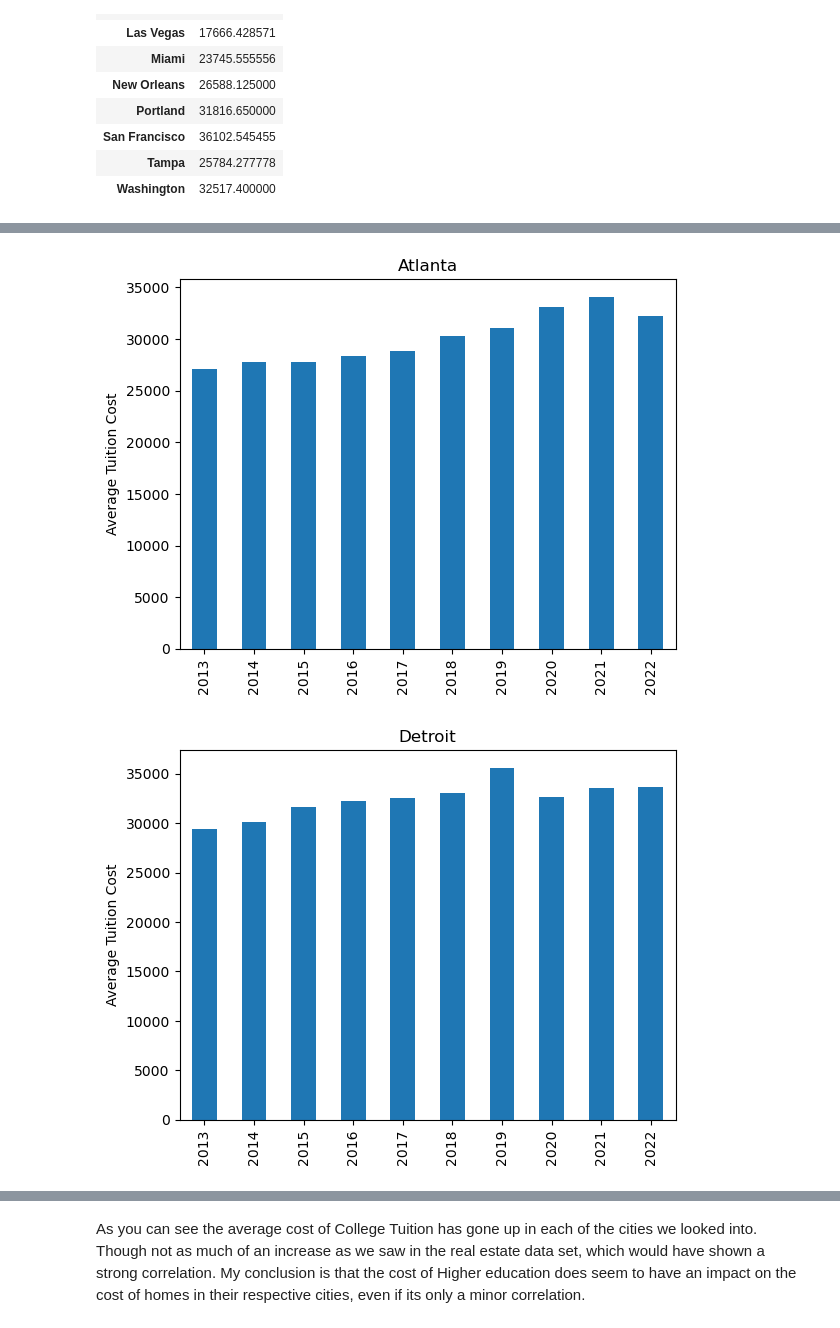
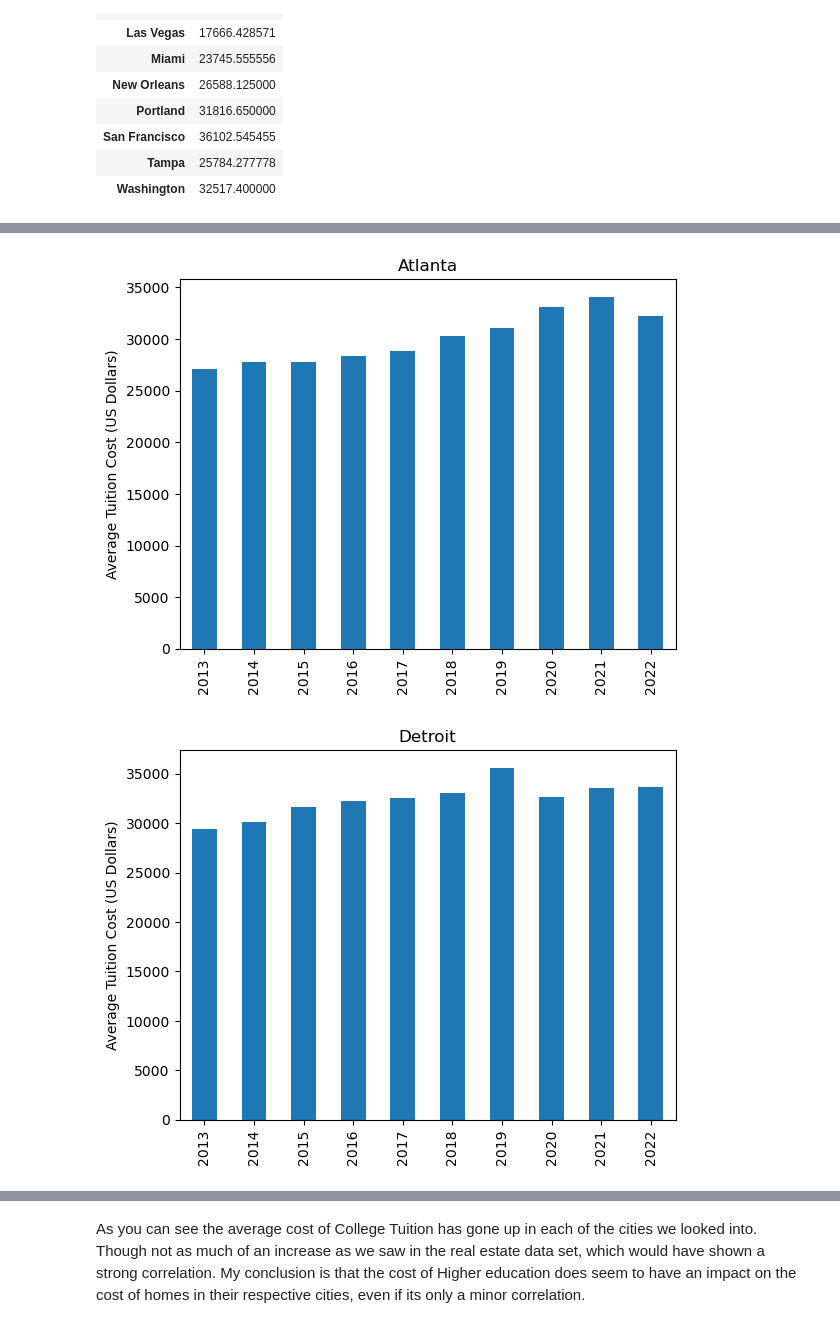
Before and after one commit to MWatkins87/Class_Project_Group_5, a Jupyter notebook: matthew_watkins.ipynb, the cells around one changed output, grey strips where cells are left out. Cells and saved outputs as stored; diff of their text form; code cells hidden in the pictures.

```diff
--- a/matthew_watkins.ipynb
+++ b/matthew_watkins.ipynb
@@ -124,5 +124,6 @@ real_estate_prices_plot = real_estate_prices_plot.iloc[:, :-1]
 # this for loop loops through each city and plots a graph for it showing the increase to home values over 10 years
 for city in cities:
     current_city = real_estate_prices_plot[[city]].plot(kind="bar", title=city, legend=False)
+    plt.ylabel("House Values (US Dollars)")
     plt.show()
 # %% [output]
@@ -526,8 +527,8 @@ merged_college_cost.head(10)
 # %%
 # This for loop goes through each city in the cities list we made earlier and plots a bar graph so we can see the change over 10 years
 for city in cities:
-    current_college_city = merged_college_cost[[city]].plot(kind="bar", title=city, legend=False, ylabel='Average Tuition Cost')
+    current_college_city = merged_college_cost[[city]].plot(kind="bar", title=city, legend=False, ylabel='Average Tuition Cost (US Dollars)')
     plt.show()
 # %% [output]
-[figure, old version]
+[figure, new version]
-[figure, old version]
+[figure, new version]
```
Also changed, not shown: parts of 7 cells of this notebook.
